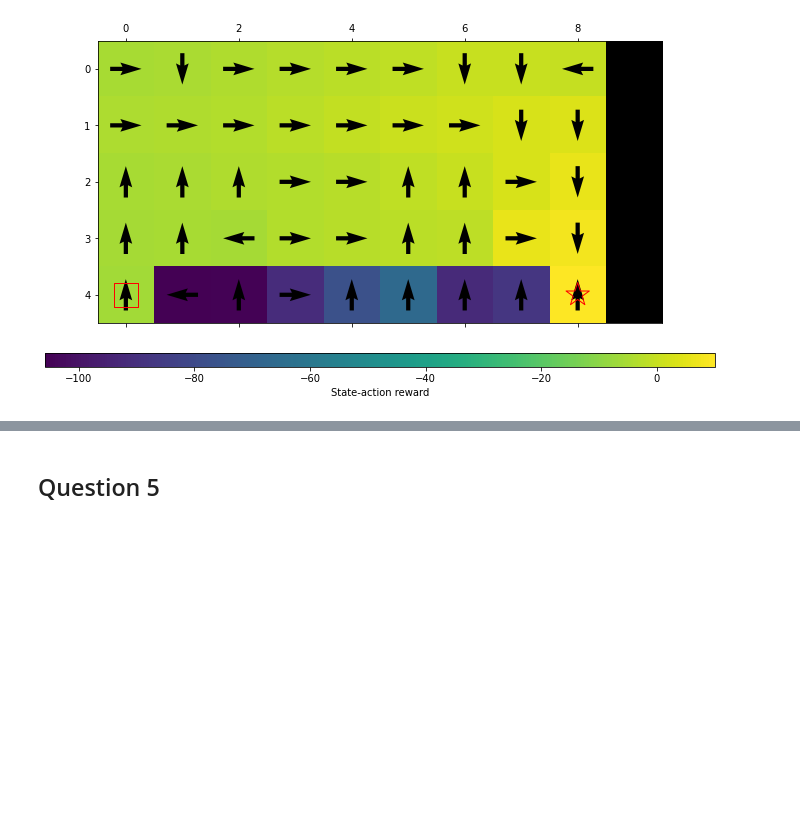
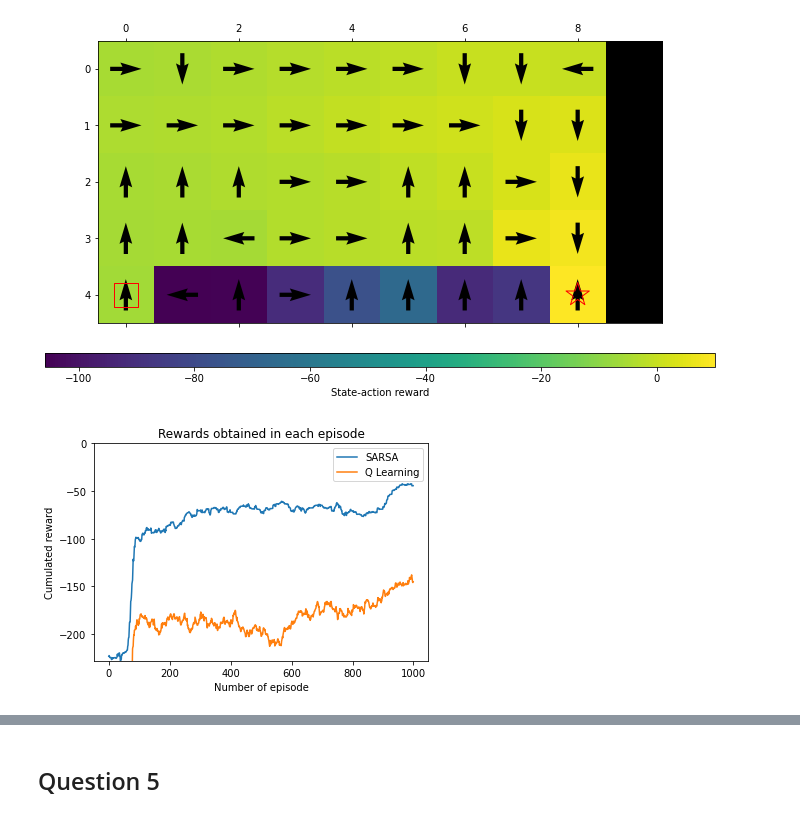
Before and after one commit to AlejandroSantorum/MPhil_MLMI_Cambridge, a Jupyter notebook: MLMI7-Reinforcement_Learning/Practical/code/coursework.ipynb, the cells around one changed output, grey strips where cells are left out. Saved outputs shown, nothing was run; the diff lists cells and outputs as text; code cells hidden in the pictures; blank space fills up the shorter version.

Commit message:
MLMI7 RL - add images for question d

```diff
--- a/MLMI7-Reinforcement_Learning/Practical/code/coursework.ipynb
+++ b/MLMI7-Reinforcement_Learning/Practical/code/coursework.ipynb
@@ -316,9 +316,9 @@ def plot_cum_rewards(cum_r_sarsa, cum_r_ql):
 
     plt.plot(range(len(y_sarsa)), y_sarsa, label='SARSA')
     plt.plot(range(len(y_ql)), y_ql, label='Q Learning')
-    min_val = min(np.min(y_sarsa), np.min(y_ql))
-    #plt.ylim(min_val, 0)
-    plt.ylim(-100, 0)
+    min_val = max(np.min(y_sarsa), np.min(y_ql))
+    plt.ylim(min_val, 0)
+    # plt.ylim(-100, 0)
     plt.xlabel("Number of episode")
     plt.ylabel("Cumulated reward")
     plt.title("Rewards obtained in each episode")
@@ -362,3 +362,12 @@ plot_vp(model, V_sarsa, pi_sarsa)
 plt.show()
 # %% [output]
 [figure]
+# %%
+model = Model(cliff_world)
+
+V_sarsa, pi_sarsa, cumR_sarsa, _ = sarsa(model, n_episodes=1000, maxit=100, alpha=0.3, epsilon=0.4)
+V_ql, pi_ql, cumR_ql, _ = q_learning(model, n_episodes=1000, maxit=100, alpha=0.3, epsilon=0.4)
+
+plot_cum_rewards(cumR_sarsa, cumR_ql)
+# %% [output]
+[figure, added]
```
Also changed, not shown: parts of 2 cells of this notebook, 10 other files.
